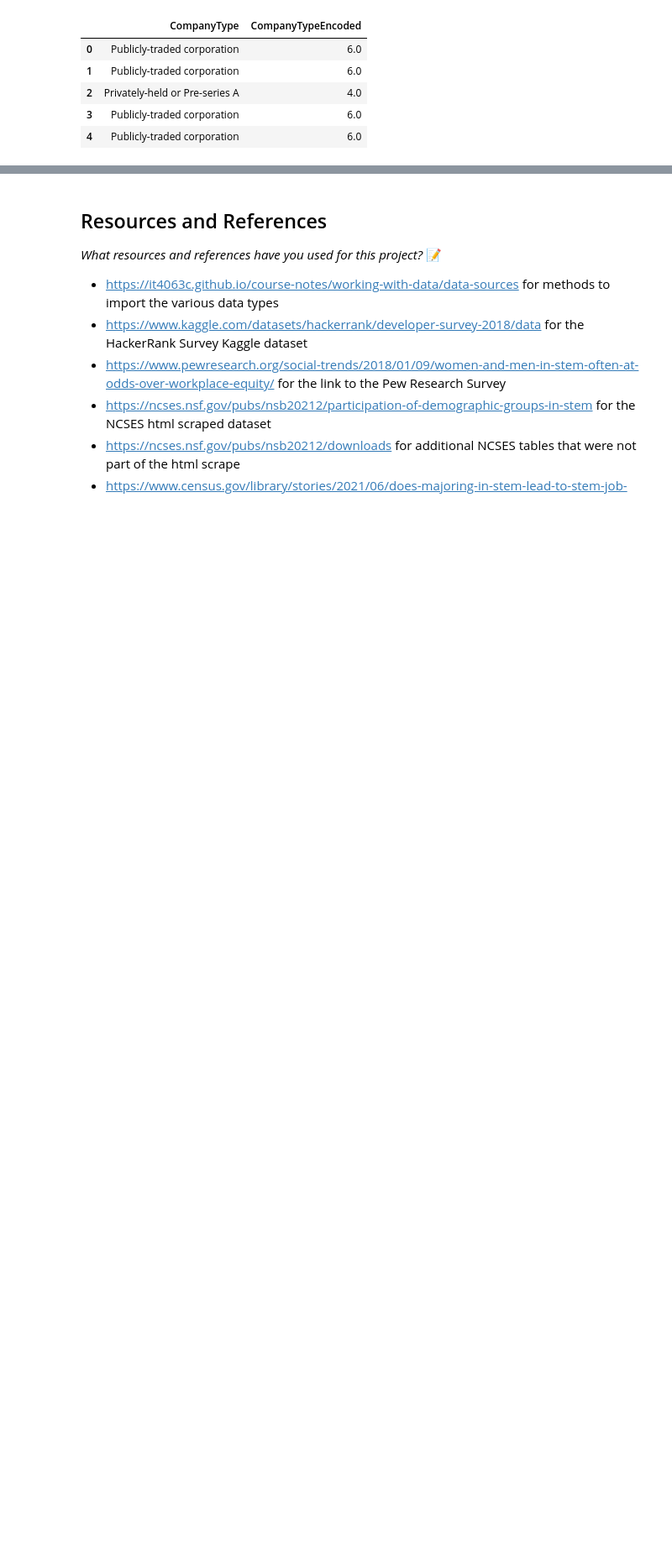
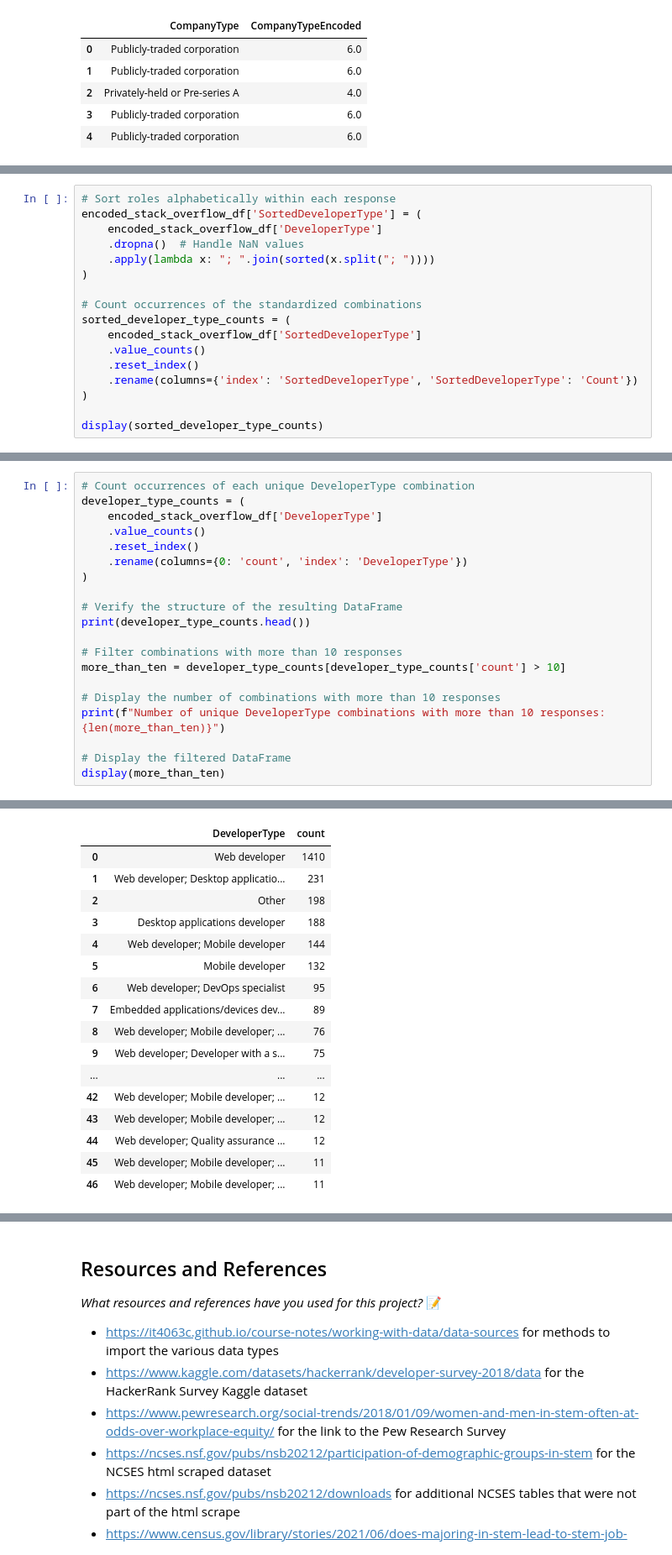
Before and after one commit to IT4063C-Fall24/final-project-yaumj, a Jupyter notebook: source.ipynb, the cells around one changed output, grey strips where cells are left out. Shown at 84% size. Drawn from its saved outputs; the diff is of its cells as text; blank space fills up the shorter version.

```diff
--- a/source.ipynb
+++ b/source.ipynb
@@ -4554,0 +4603,17 @@ display(encoded_stack_overflow_df[['CompanyType', 'CompanyTypeEncoded']].head())
+# %%
+# Sort roles alphabetically within each response
+encoded_stack_overflow_df['SortedDeveloperType'] = (
+    encoded_stack_overflow_df['DeveloperType']
+    .dropna()  # Handle NaN values
+    .apply(lambda x: "; ".join(sorted(x.split("; "))))
+)
+
+# Count occurrences of the standardized combinations
+sorted_developer_type_counts = (
+    encoded_stack_overflow_df['SortedDeveloperType']
+    .value_counts()
+    .reset_index()
+    .rename(columns={'index': 'SortedDeveloperType', 'SortedDeveloperType': 'Count'})
+)
+
+display(sorted_developer_type_counts)
@@ -4554,0 +4634,21 @@ display(encoded_stack_overflow_df[['CompanyType', 'CompanyTypeEncoded']].head())
+# %%
+# Count occurrences of each unique DeveloperType combination
+developer_type_counts = (
+    encoded_stack_overflow_df['DeveloperType']
+    .value_counts()
+    .reset_index()
+    .rename(columns={0: 'count', 'index': 'DeveloperType'})
+)
+
+# Verify the structure of the resulting DataFrame
+print(developer_type_counts.head())
+
+# Filter combinations with more than 10 responses
+more_than_ten = developer_type_counts[developer_type_counts['count'] > 10]
+
+# Display the number of combinations with more than 10 responses
+print(f"Number of unique DeveloperType combinations with more than 10 responses: {len(more_than_ten)}")
+
+# Display the filtered DataFrame
+display(more_than_ten)
+# %% [output]
@@ -4554,0 +4662,17 @@ display(encoded_stack_overflow_df[['CompanyType', 'CompanyTypeEncoded']].head())
+|  | DeveloperType | count |
+| 0 | Web developer | 1410 |
+| 1 | Web developer; Desktop applicatio... | 231 |
+| 2 | Other | 198 |
+| 3 | Desktop applications developer | 188 |
+| 4 | Web developer; Mobile developer | 144 |
+| 5 | Mobile developer | 132 |
+| 6 | Web developer; DevOps specialist | 95 |
+| 7 | Embedded applications/devices dev... | 89 |
+| 8 | Web developer; Mobile developer; ... | 76 |
+| 9 | Web developer; Developer with a s... | 75 |
+| ... | ... | ... |
+| 42 | Web developer; Mobile developer; ... | 12 |
+| 43 | Web developer; Mobile developer; ... | 12 |
+| 44 | Web developer; Quality assurance ... | 12 |
+| 45 | Web developer; Mobile developer; ... | 11 |
+| 46 | Web developer; Mobile developer; ... | 11 |
```
Also changed, not shown: parts of 22 cells of this notebook, 1 other file.
